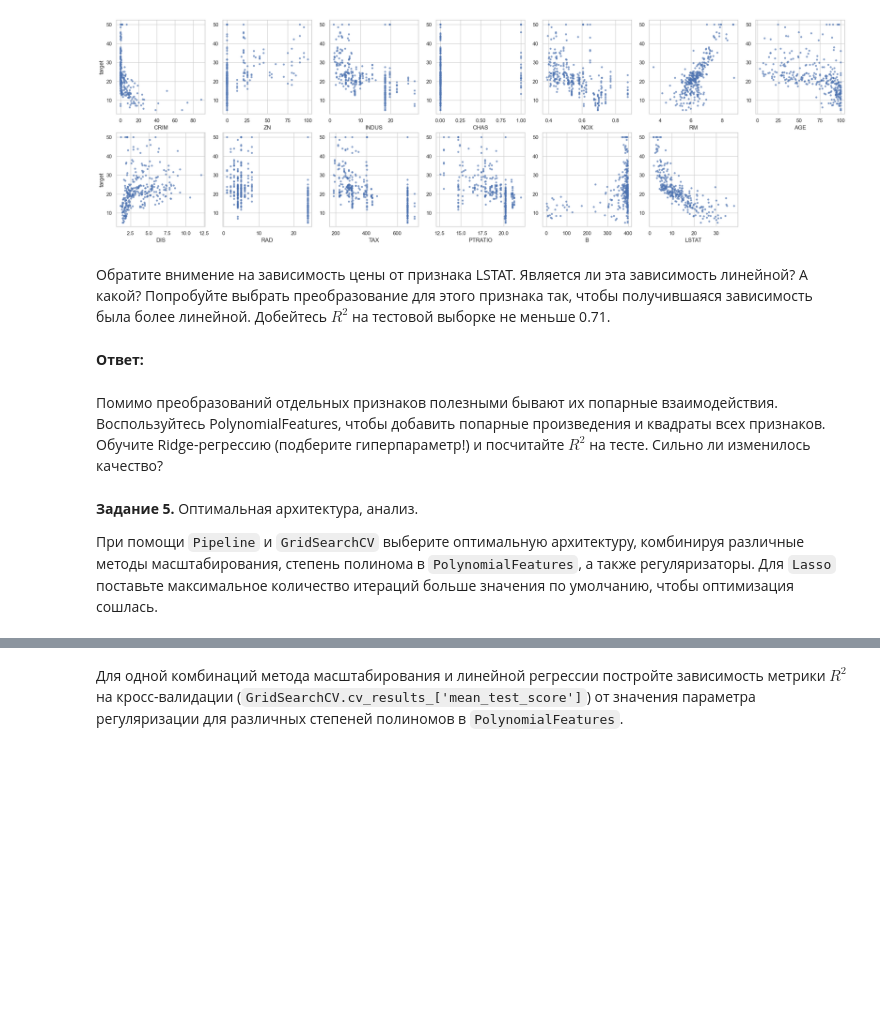
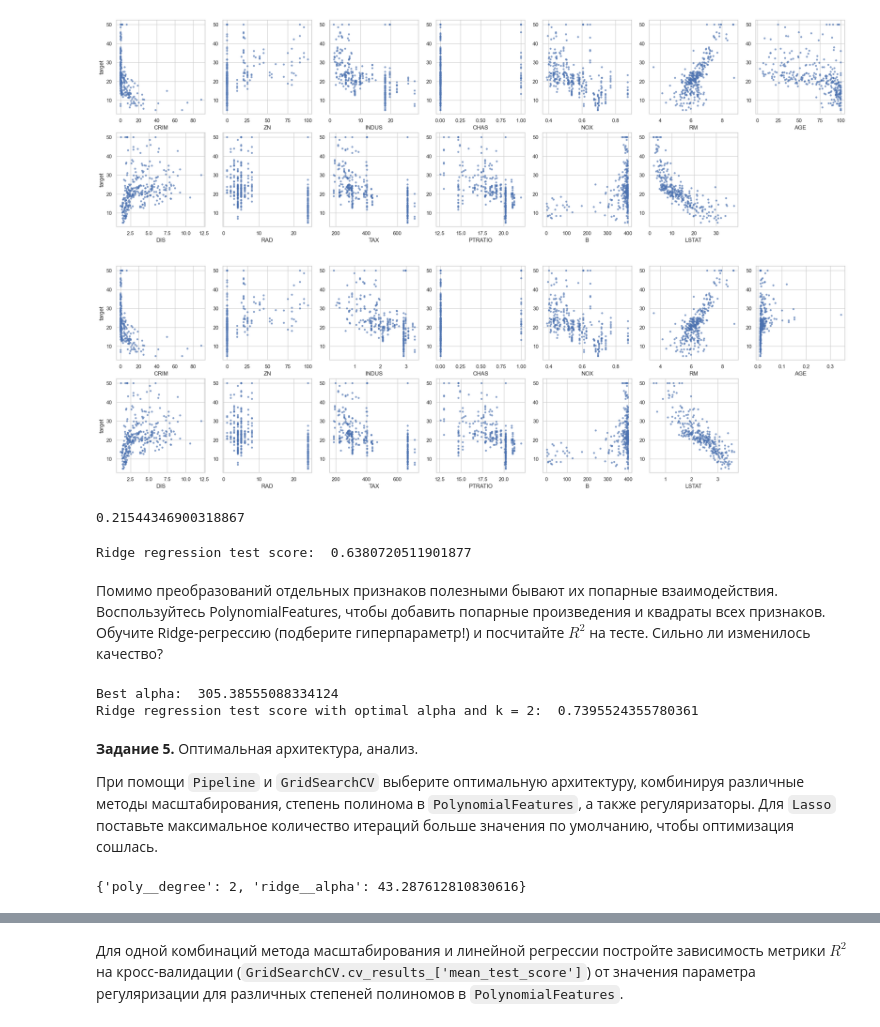
Before and after one commit to Strafred/Parameters_Approximation_and_Data_Processing, a Jupyter notebook: ml_lab4.ipynb, the cells around one changed output, grey strips where cells are left out. Drawn from its saved outputs; the diff is of its cells as text; code cells hidden in the pictures; blank space fills up the shorter version.

```diff
--- a/ml_lab4.ipynb
+++ b/ml_lab4.ipynb
@@ -248,9 +250,32 @@ __Задание 4.__ Новые признаки.
 pairplot(x_train, y_train)
 # %% [output]
 [figure]
-# %% [markdown]
-Обратите внимение на зависимость цены от признака LSTAT. Является ли эта зависимость линейной? А какой? Попробуйте выбрать преобразование для этого признака так, чтобы получившаяся зависимость была более линейной. Добейтесь $R^2$ на тестовой выборке не меньше 0.71.
-# %% [markdown]
-__Ответ:__
+# %%
+x_train_new_features = x_train.copy()
+x_train_new_features['AGE'] = 1 / (x_train_new_features['AGE'])
+x_train_new_features['LSTAT'] = np.log(x_train_new_features['LSTAT'])
+x_train_new_features['INDUS'] = np.log(x_train_new_features['INDUS'])
+
+x_test_new_features = x_test.copy()
+x_test_new_features['AGE'] = 1 / (x_test_new_features['AGE'])
+x_test_new_features['LSTAT'] = np.log(x_test_new_features['LSTAT'])
+x_test_new_features['INDUS'] = np.log(x_test_new_features['INDUS'])
+
+pairplot(x_train_new_features, y_train)
+# %% [output]
+[figure, added]
+# %%
+gridsearch_ridge = GridSearchCV(Ridge(), param_grid={'alpha': log_grid}, cv=5, scoring='r2')
+gridsearch_ridge.fit(x_train_new_features, y_train)
+best_alpha_ridge = gridsearch_ridge.best_params_['alpha']
+best_alpha_ridge
+# %% [output]
+0.21544346900318867
+# %%
+ridge_regression_model = Ridge(best_alpha_ridge)
+ridge_regression_model.fit(x_train_new_features, y_train)
+print('Ridge regression test score: ', ridge_regression_model.score(x_test_new_features, y_test))
+# %% [output]
+Ridge regression test score:  0.6380720511901877
 # %% [markdown]
 Помимо преобразований отдельных признаков полезными бывают их попарные взаимодействия. Воспользуйтесь PolynomialFeatures, чтобы добавить попарные произведения и квадраты всех признаков. Обучите Ridge-регрессию (подберите гиперпараметр!) и посчитайте $R^2$ на тесте. Сильно ли изменилось качество?
@@ -260,3 +284,20 @@ __Ответ:__
+# %%
+poly = PolynomialFeatures(2)
+x_train_poly_features = np.array(poly.fit_transform(x_train_new_features))
+x_test_poly_features = np.array(poly.fit_transform(x_test_new_features))
+
+gridsearch_ridge = GridSearchCV(Ridge(), param_grid={'alpha': log_grid}, cv=5, scoring='r2')
+gridsearch_ridge.fit(x_train_poly_features, y_train)
+
+best_alpha = gridsearch_ridge.best_params_['alpha']
+print('Best alpha: ', best_alpha)
+
+ridge_regression_model = Ridge(best_alpha)
+ridge_regression_model.fit(x_train_poly_features, y_train)
+print('Ridge regression test score with optimal alpha and k = 2: ', ridge_regression_model.score(x_test_poly_features, y_test))
+# %% [output]
+Best alpha:  305.38555088334124
+Ridge regression test score with optimal alpha and k = 2:  0.7395524355780361
 # %% [markdown]
 __Задание 5.__ Оптимальная архитектура, анализ.
 
@@ -266,0 +305,9 @@ __Задание 5.__ Оптимальная архитектура, анали
+# %%
+pipeline = Pipeline([('scaler', StandardScaler()), ('poly', PolynomialFeatures()), ('ridge', Ridge())])
+
+gridsearch_ridge = GridSearchCV(pipeline, param_grid={'poly__degree': range(1, 5), 'ridge__alpha': log_grid}, cv=5, scoring='r2')
+gridsearch_ridge.fit(x_train_new_features, y_train)
+
+gridsearch_ridge.best_params_
+# %% [output]
+{'poly__degree': 2, 'ridge__alpha': 43.287612810830616}
```
Also changed, not shown: parts of 15 cells of this notebook.
